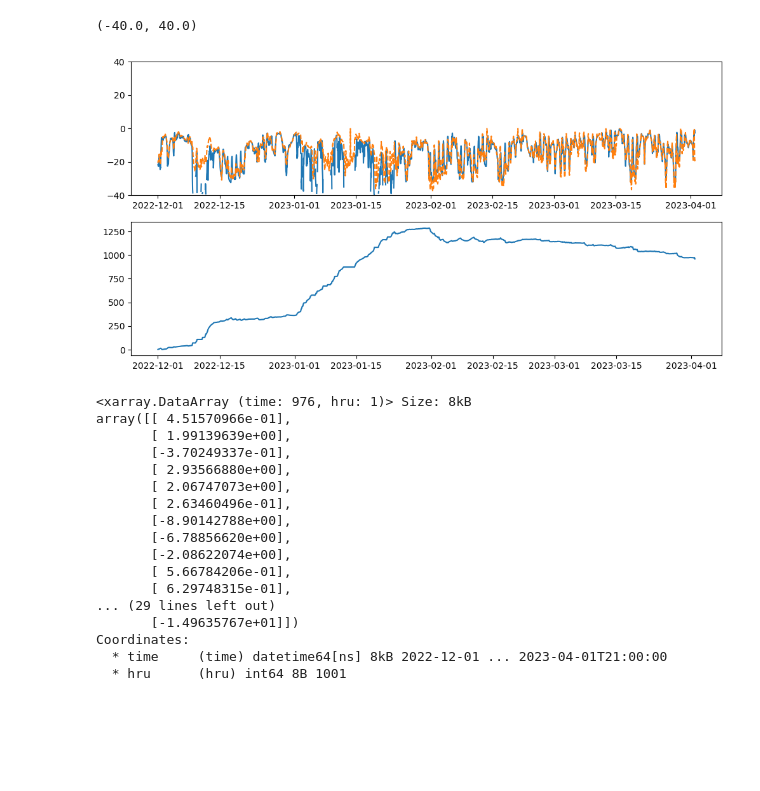
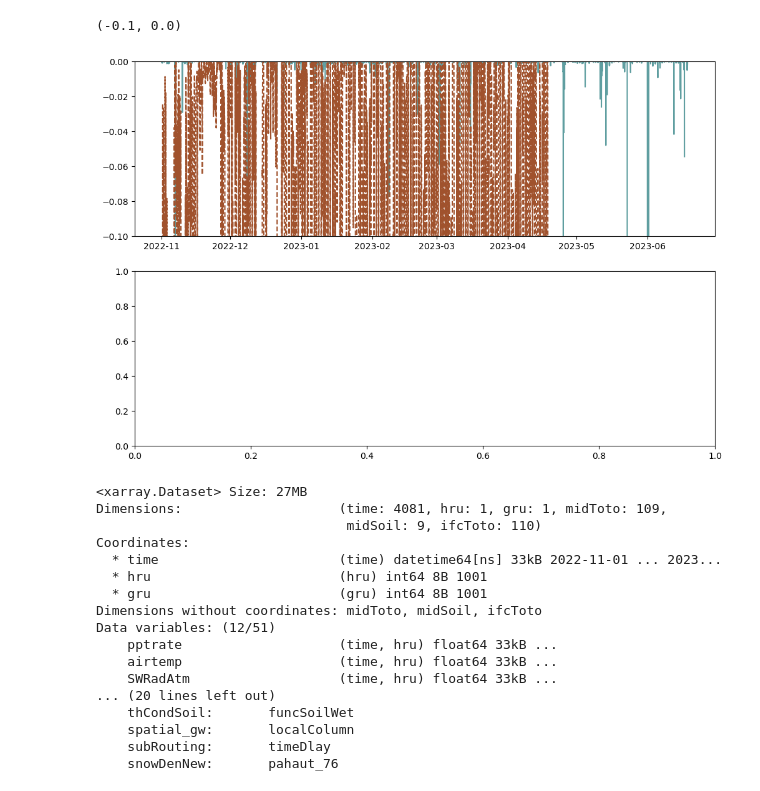
Before and after one commit to clinton-alden/summa, a Jupyter notebook: analysis/kettle_ponds/kettle_ponds_analysis.ipynb, the cells around one changed output. Cells and saved outputs as stored; diff of their text form; code cells hidden in the pictures; blank space fills up the shorter version.

Commit message:
edited plots

```diff
--- a/analysis/kettle_ponds/kettle_ponds_analysis.ipynb
+++ b/analysis/kettle_ponds/kettle_ponds_analysis.ipynb
@@ -17,32 +60,31 @@ Tsfc_diff = summa_da['scalarSurfaceTemp'] - obs_da_Tsurf - 273.15
 # %%
-fig, ax = plt.subplots(2,1,figsize=(12, 6))
+# Plot sensible heat flux
 
-ax[0].plot(obs_da_Tsurf['time'], obs_da_Tsurf)
-ax[0].plot(summa_da['time'], summa_da['scalarSurfaceTemp']-273.15, linestyle='--')
+fig, ax = plt.subplots(2,1,figsize=(12, 8))
 
-ax[1].plot(Tsfc_diff.time, Tsfc_diff.cumsum())
-
-ax[0].set_ylim(-40,40)
+ax[0].plot(obs_da['time'], obs_da['w_h2o__3m_ue'], color='cadetblue', label='obs')
+ax[0].plot(summa_da['time'], summa_da['scalarLatHeatTotal']/100, linestyle='--', color='sienna', label='summa')
+ax[0].set_ylim(-.1,0)
 # %% [output]
-(-40.0, 40.0)
+(-0.1, 0.0)
-[figure, old version]
+[figure, new version]
-# %%
-Tsfc_diff
-# %% [output]
-<xarray.DataArray (time: 976, hru: 1)> Size: 8kB
-array([[ 4.51570966e-01],
-       [ 1.99139639e+00],
-       [-3.70249337e-01],
-       [ 2.93566880e+00],
-       [ 2.06747073e+00],
-       [ 2.63460496e-01],
-       [-8.90142788e+00],
-       [-6.78856620e+00],
-       [-2.08622074e+00],
-       [ 5.66784206e-01],
-       [ 6.29748315e-01],
-... (29 lines left out)
-       [-1.49635767e+01]])
-Coordinates:
-  * time     (time) datetime64[ns] 8kB 2022-12-01 ... 2023-04-01T21:00:00
-  * hru      (hru) int64 8B 1001
+# %%
+summa_da
+# %% [output]
+<xarray.Dataset> Size: 27MB
+Dimensions:                    (time: 4081, hru: 1, gru: 1, midToto: 109,
+                                midSoil: 9, ifcToto: 110)
+Coordinates:
+  * time                       (time) datetime64[ns] 33kB 2022-11-01 ... 2023...
+  * hru                        (hru) int64 8B 1001
+  * gru                        (gru) int64 8B 1001
+Dimensions without coordinates: midToto, midSoil, ifcToto
+Data variables: (12/51)
+    pptrate                    (time, hru) float64 33kB ...
+    airtemp                    (time, hru) float64 33kB ...
+    SWRadAtm                   (time, hru) float64 33kB ...
+... (20 lines left out)
+    thCondSoil:       funcSoilWet
+    spatial_gw:       localColumn
+    subRouting:       timeDlay
+    snowDenNew:       pahaut_76
```
Also changed, not shown: parts of 4 cells of this notebook, 1 other file.
